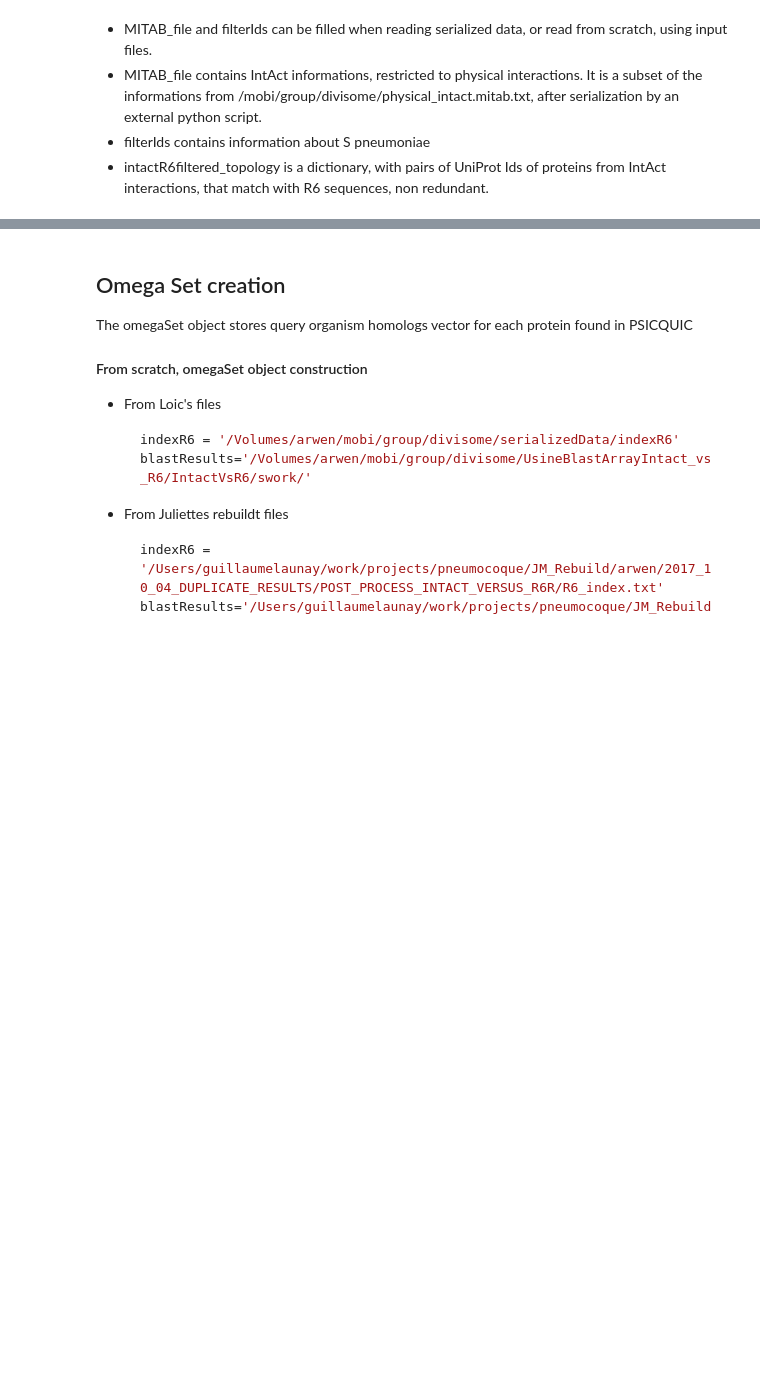
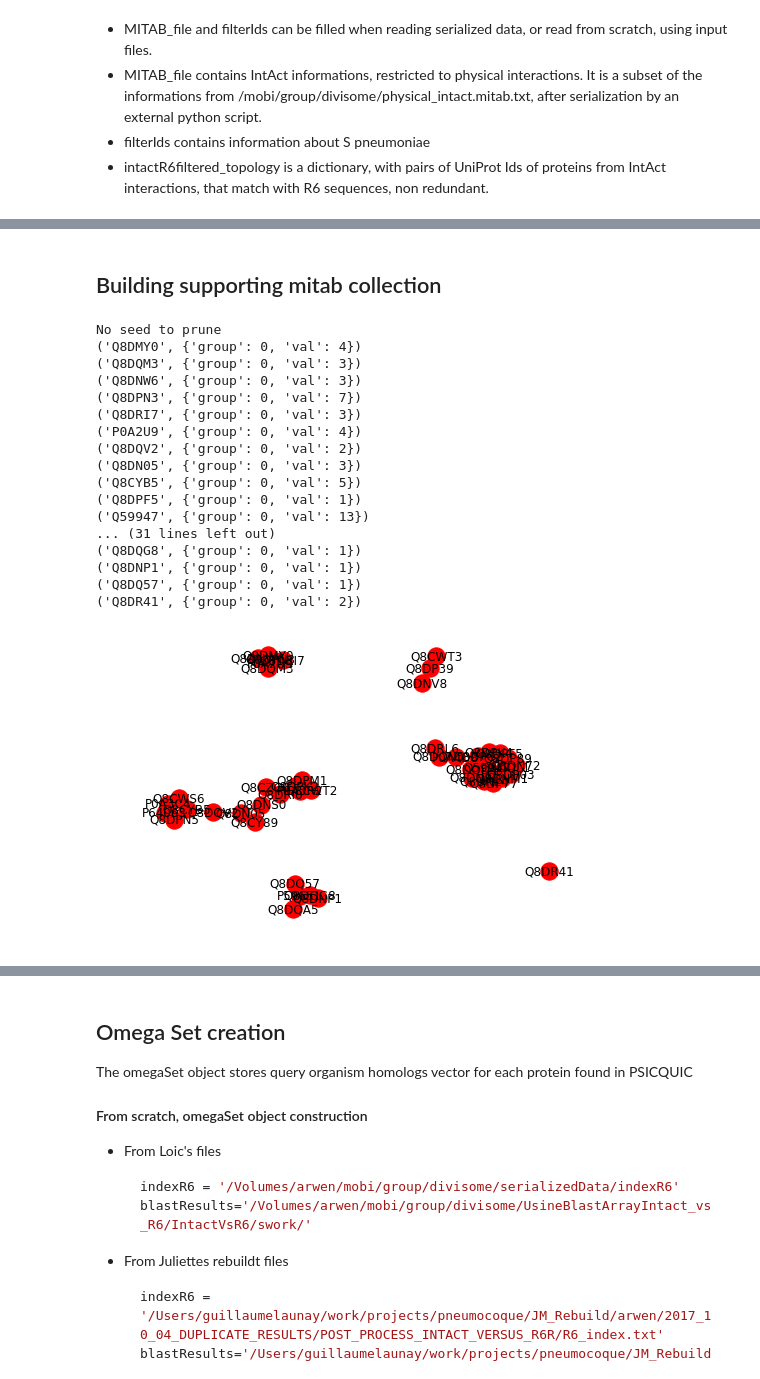
Before and after one commit to glaunay/omegaLoMo, a Jupyter notebook: buildNetwork.ipynb, the cells around one changed output, grey strips where cells are left out. Saved outputs shown, nothing was run; the diff lists cells and outputs as text; code cells hidden in the pictures; blank space fills up the shorter version.

```diff
--- a/buildNetwork.ipynb
+++ b/buildNetwork.ipynb
@@ -86,0 +120,8 @@ non redundant.
+# %%
+import pickle
+#mitabTopologyPickle="/Users/guillaumelaunay/tmp/buildNetwork2/uniprot_safe.H50.mitabToplogy.pickle"
+mitabTopologyPickle="/Users/guillaumelaunay/tmp/buildNetwork2/uniprot_safe.mitabToplogy.pickle"
+mitabTopologyObject = None
+with open(mitabTopologyPickle, 'rb') as fP:
+    mitabTopologyObject = pickle.load(fP)
+print("Number of interaction unpickled", len(mitabTopologyObject) )
@@ -86,0 +147,2 @@ non redundant.
+# %%
+homologyFile="/Users/guillaumelaunay/tmp/buildNetwork2/uniprot_R6_homology.json"
@@ -86,0 +178,4 @@ non redundant.
+# %%
+tag="uniprot_id40NTW"
+om = omega.omegaTopology(mitabTopologyObject, homologyFile)
+om.buildEdges()
@@ -86,0 +197,18 @@ non redundant.
+# %%
+import pyproteinsExt.uniprotAnnotator as uA
+import pyproteinsExt.annotators as aT
+from pyproteinsExt.uniprot import EntryEncoder
+uColl = uA.getUniprotCollection()
+uColl.setCache(location='/Users/guillaumelaunay/work/data/uniprot')
+#uA.proxySetting(https="http://ftprox.ibcp.fr:3128", http="http://ftprox.ibcp.fr:3128")
+from pyproteinsExt.uniprot import EntryEncoder
+
+networkUP = {}
+upDic = om.nodes
+for n in upDic:
+    l = [n] + list(upDic[n])
+    for x in l:
+        if x not in networkUP:
+            networkUP[x] = uColl.get(x)
+
+uniprotJsonString = json.dumps({"registry" : networkUP },  cls=EntryEncoder)
@@ -86,0 +245,2 @@ non redundant.
+# %% [markdown]
+## Building supporting mitab collection
@@ -86,0 +259,25 @@ non redundant.
+# %%
+#G=om.prune('Q8DRI7')
+G=om.prune()
+for n in G.nodes(data=True):
+    print (n)
+nx.draw(G, with_labels=True)
+# %% [output]
+No seed to prune
+('Q8DMY0', {'group': 0, 'val': 4})
+('Q8DQM3', {'group': 0, 'val': 3})
+('Q8DNW6', {'group': 0, 'val': 3})
+('Q8DPN3', {'group': 0, 'val': 7})
+('Q8DRI7', {'group': 0, 'val': 3})
+('P0A2U9', {'group': 0, 'val': 4})
+('Q8DQV2', {'group': 0, 'val': 2})
+('Q8DN05', {'group': 0, 'val': 3})
+('Q8CYB5', {'group': 0, 'val': 5})
+('Q8DPF5', {'group': 0, 'val': 1})
+('Q59947', {'group': 0, 'val': 13})
+... (31 lines left out)
+('Q8DQG8', {'group': 0, 'val': 1})
+('Q8DNP1', {'group': 0, 'val': 1})
+('Q8DQ57', {'group': 0, 'val': 1})
+('Q8DR41', {'group': 0, 'val': 2})
+[figure, added]
```
Also changed, not shown: parts of 48 cells of this notebook, 13 other files.
